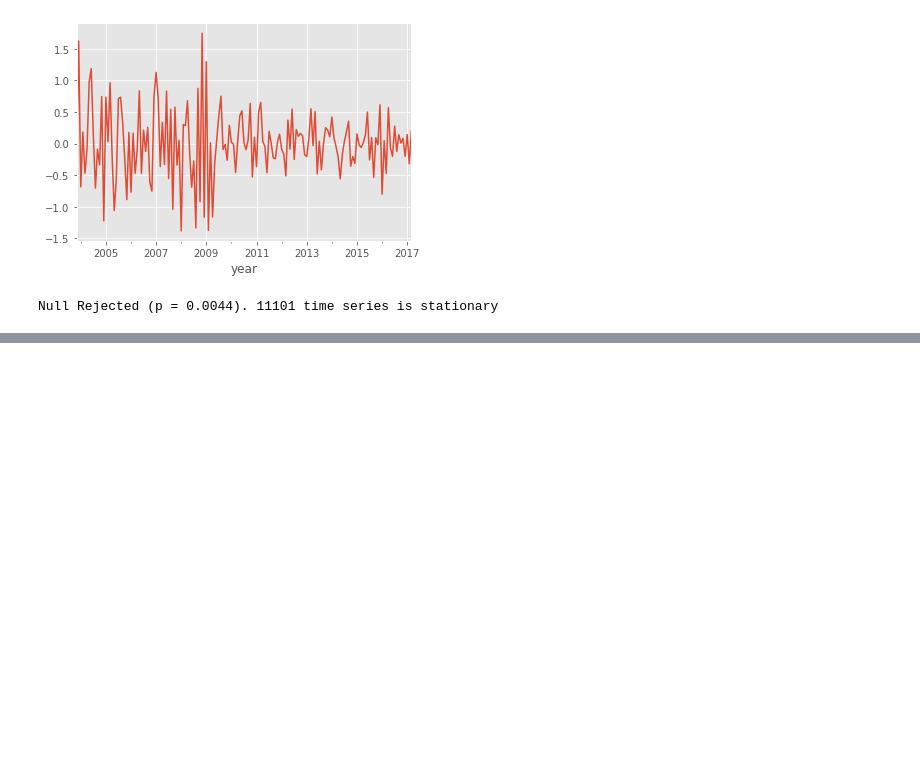
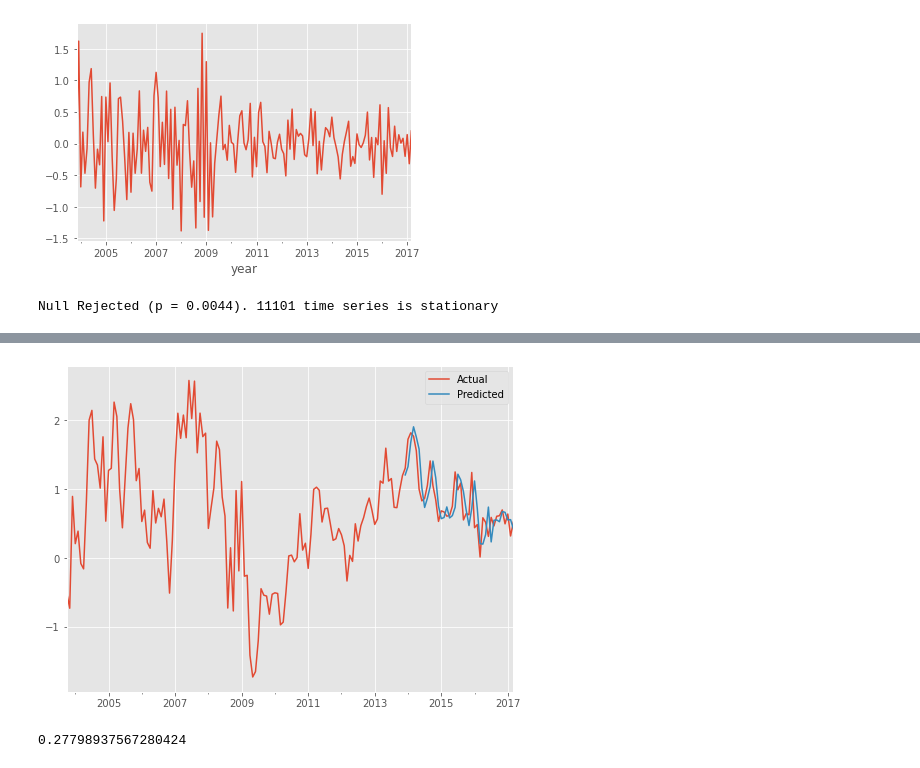
Before and after one commit to stereopickle/real_estate_prediction, a Jupyter notebook: 020.Forecasting.ipynb, the cells around one changed output, grey strips where cells are left out. Saved outputs shown, nothing was run; the diff lists cells and outputs as text; code cells hidden in the pictures; blank space fills up the shorter version.

```diff
--- a/020.Forecasting.ipynb
+++ b/020.Forecasting.ipynb
@@ -171,0 +130,20 @@ for comb in pdq:
+# %%
+def RMSE(y_true, y_pred):
+    return sqrt(MSE(y_true, y_pred))
+# %%
+def get_RMSE(data, model, term = 40, show = True):
+    pred = model.predict(-term)
+    sel_dat = data[-term:]
+    rmse = RMSE(sel_dat, pred)
+    if show:
+        plt.figure(figsize=(8,6))
+        data.plot(label='Actual')
+        pred.plot(label='Predicted')
+        plt.legend(loc='best')
+        plt.show()
+    return rmse
+# %%
+get_RMSE(sel_df, model)
+# %% [output]
+[figure, added]
+0.27798937567280424
```
Also changed, not shown: parts of 19 cells of this notebook.
